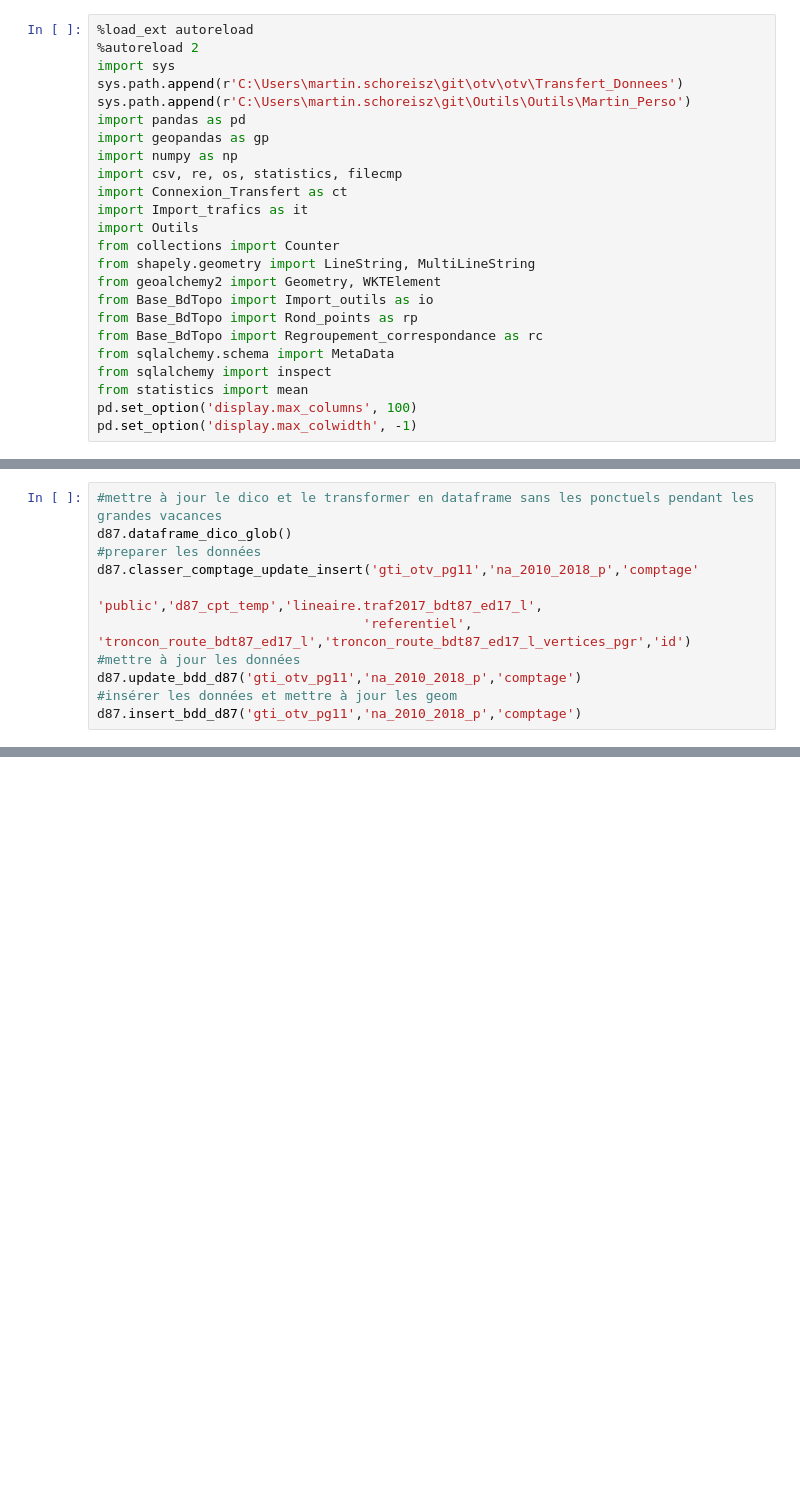
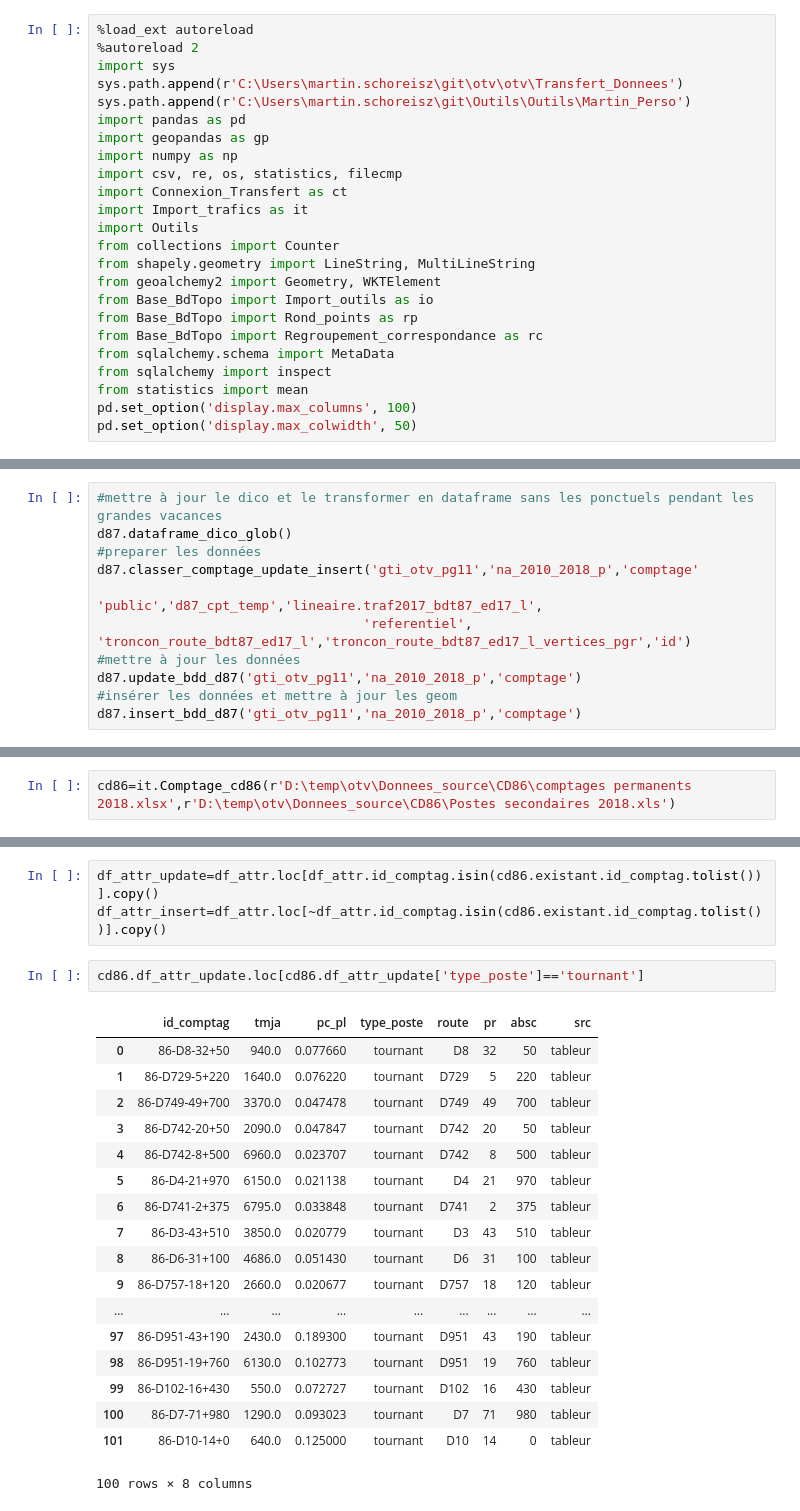
Before and after one commit to nantodevison/otv, a Jupyter notebook: otv/Transfert_Donnees/Import_trafics.ipynb, the cells around one changed output, grey strips where cells are left out. Saved outputs shown, nothing was run; the diff lists cells and outputs as text; blank space fills up the shorter version.

```diff
--- a/otv/Transfert_Donnees/Import_trafics.ipynb
+++ b/otv/Transfert_Donnees/Import_trafics.ipynb
@@ -24,4 +24,4 @@ from sqlalchemy.schema import MetaData
 from sqlalchemy import inspect
 from statistics import mean
 pd.set_option('display.max_columns', 100)
-pd.set_option('display.max_colwidth', -1)
+pd.set_option('display.max_colwidth', 50)
@@ -354,0 +384,2 @@ d87.insert_bdd_d87('gti_otv_pg11','na_2010_2018_p','comptage')
+# %%
+cd86=it.Comptage_cd86(r'D:\temp\otv\Donnees_source\CD86\comptages permanents 2018.xlsx',r'D:\temp\otv\Donnees_source\CD86\Postes secondaires 2018.xls')
@@ -354,0 +408,24 @@ d87.insert_bdd_d87('gti_otv_pg11','na_2010_2018_p','comptage')
+# %%
+df_attr_update=df_attr.loc[df_attr.id_comptag.isin(cd86.existant.id_comptag.tolist())].copy()
+df_attr_insert=df_attr.loc[~df_attr.id_comptag.isin(cd86.existant.id_comptag.tolist())].copy()
+# %%
+cd86.df_attr_update.loc[cd86.df_attr_update['type_poste']=='tournant']
+# %% [output]
+|  | id_comptag | tmja | pc_pl | type_poste | route | pr | absc | src |
+| 0 | 86-D8-32+50 | 940.0 | 0.077660 | tournant | D8 | 32 | 50 | tableur |
+| 1 | 86-D729-5+220 | 1640.0 | 0.076220 | tournant | D729 | 5 | 220 | tableur |
+| 2 | 86-D749-49+700 | 3370.0 | 0.047478 | tournant | D749 | 49 | 700 | tableur |
+| 3 | 86-D742-20+50 | 2090.0 | 0.047847 | tournant | D742 | 20 | 50 | tableur |
+| 4 | 86-D742-8+500 | 6960.0 | 0.023707 | tournant | D742 | 8 | 500 | tableur |
+| 5 | 86-D4-21+970 | 6150.0 | 0.021138 | tournant | D4 | 21 | 970 | tableur |
+| 6 | 86-D741-2+375 | 6795.0 | 0.033848 | tournant | D741 | 2 | 375 | tableur |
+| 7 | 86-D3-43+510 | 3850.0 | 0.020779 | tournant | D3 | 43 | 510 | tableur |
+| 8 | 86-D6-31+100 | 4686.0 | 0.051430 | tournant | D6 | 31 | 100 | tableur |
+| 9 | 86-D757-18+120 | 2660.0 | 0.020677 | tournant | D757 | 18 | 120 | tableur |
+| ... | ... | ... | ... | ... | ... | ... | ... | ... |
+| 97 | 86-D951-43+190 | 2430.0 | 0.189300 | tournant | D951 | 43 | 190 | tableur |
+| 98 | 86-D951-19+760 | 6130.0 | 0.102773 | tournant | D951 | 19 | 760 | tableur |
+| 99 | 86-D102-16+430 | 550.0 | 0.072727 | tournant | D102 | 16 | 430 | tableur |
+| 100 | 86-D7-71+980 | 1290.0 | 0.093023 | tournant | D7 | 71 | 980 | tableur |
+| 101 | 86-D10-14+0 | 640.0 | 0.125000 | tournant | D10 | 14 | 0 | tableur |
+100 rows × 8 columns
```
Also changed, not shown: parts of 18 cells of this notebook, 1 other file.
